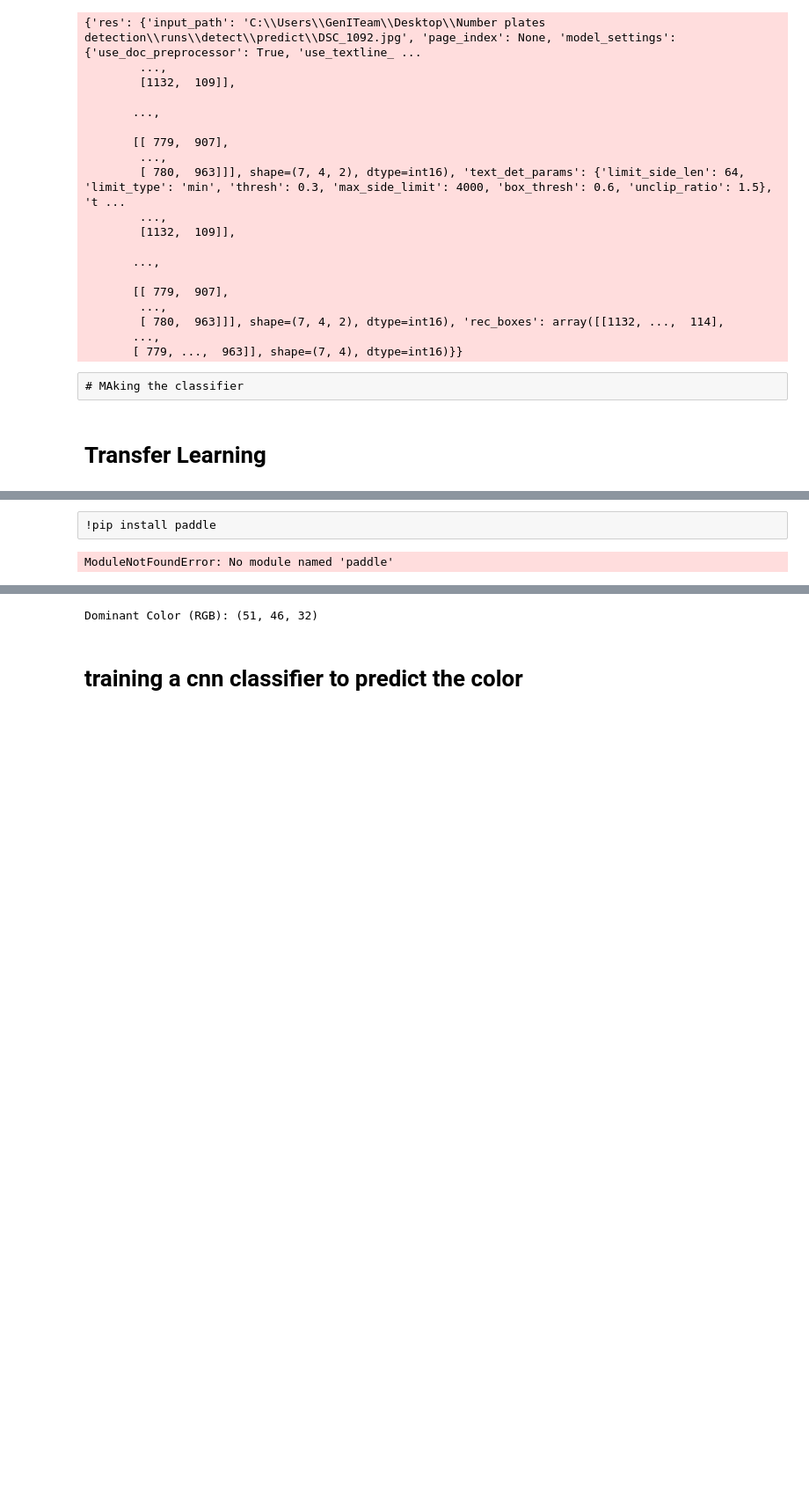
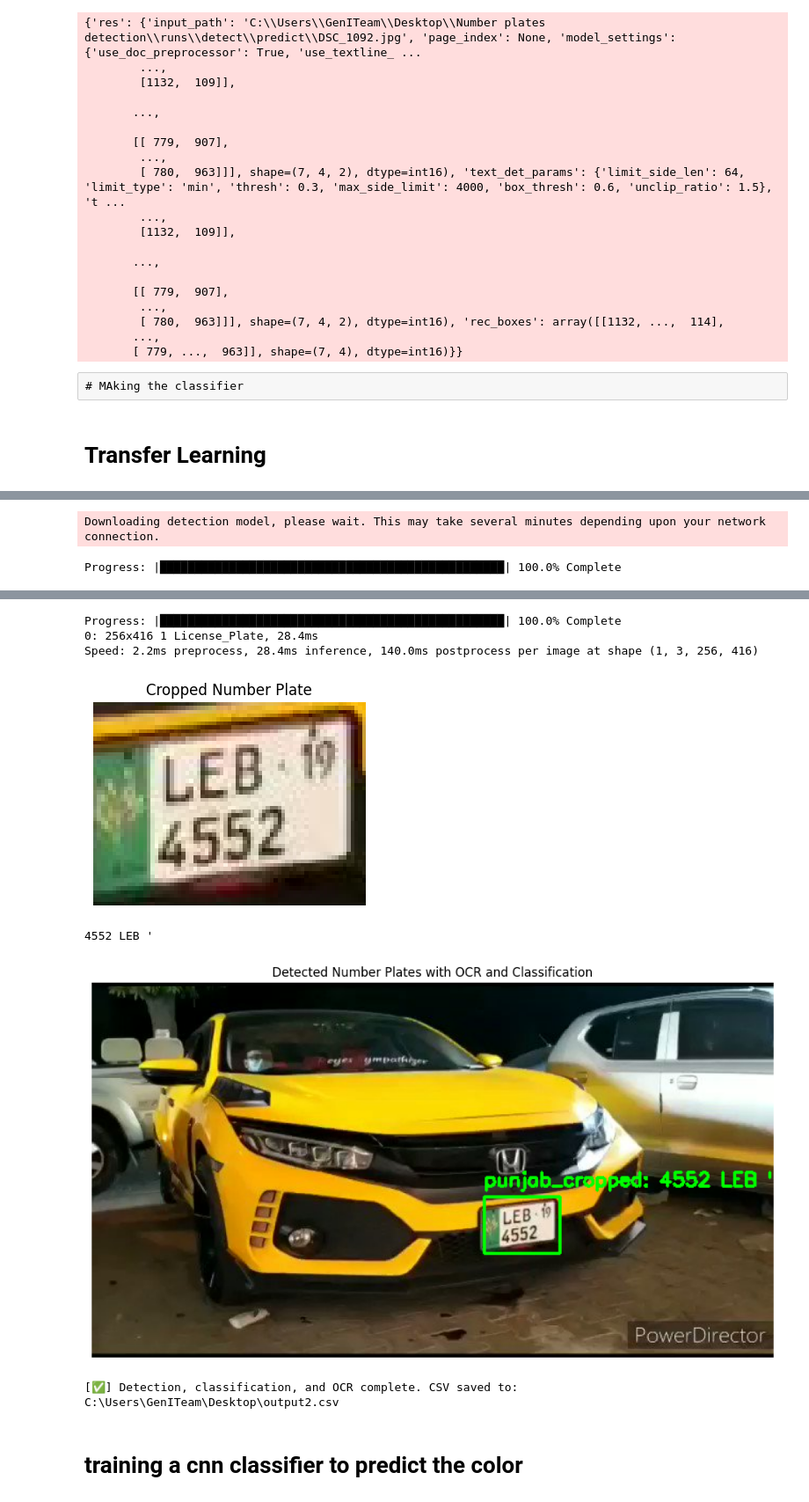
Before and after one commit to ShahroonLodhi/ML-AI-internship, a Jupyter notebook: working_number_plate_classifier.ipynb, the cells around one changed output, grey strips where cells are left out. Shown at 88% size. Saved outputs shown, nothing was run; the diff lists cells and outputs as text; code cells hidden in the pictures; blank space fills up the shorter version.

```diff
--- a/working_number_plate_classifier.ipynb
+++ b/working_number_plate_classifier.ipynb
@@ -329,6 +329,4 @@ Epoch [15/15], Loss: 0.0113, Accuracy: 99.27%
 ✅ Training complete.
-# %% [raw]
-!pip install paddle
 # %%
 import cv2
 import torch
@@ -338,7 +336,7 @@ from torchvision import transforms
 from PIL import Image
 import matplotlib.pyplot as plt
 import csv
-from paddleocr import PaddleOCR
+import easyocr
 
 # ---- CONFIG ----
 device = torch.device("cuda" if torch.cuda.is_available() else "cpu")
@@ -351,11 +349,8 @@ model.load_state_dict(torch.load("better_CNN_model.pth", map_location=device))
 model = model.to(device)
 model.eval()
 
-# ---- OCR SETUP ----
-ocr = PaddleOCR(
-    use_textline_orientation=False,
-    use_doc_unwarping=False
-)
+reader = easyocr.Reader(['en']) # 'en' for English. You can add other languages if needed.
+
 
 
 # ---- TRANSFORM FOR CNN ----
@@ -400,17 +395,16 @@ with open(save_csv_path, mode='w', newline='', encoding='utf-8') as f:
             plate_class = class_names[pred_idx]
 
 # ---- OCR TEXT EXTRACTION (latest format fix) ----
-        ocr_result = ocr.predict(cropped_plate)
+        ocr_results = reader.readtext(cropped_plate)
+        plate_text = " ".join([text for (bbox, text, prob) in ocr_results])
 
-        # Get recognized text list safely
-        plate_texts = ocr_result[0].get("rec_texts", [])
-        plate_text = " ".join(t.strip() for t in plate_texts if t.strip())
 
         # Fallback if no text
         if not plate_text:
             plate_text = "N/A"
 
         print(plate_text)
+
         # ---- SAVE TO CSV ----
         writer.writerow([plate_class, plate_text])
 
@@ -429,4 +423,5 @@ plt.show()
 
 print(f"[✅] Detection, classification, and OCR complete. CSV saved to:\n{save_csv_path}")
 # %% [output]
-ModuleNotFoundError: No module named 'paddle'
+Downloading detection model, please wait. This may take several minutes depending upon your network connection.
+Progress: |██████████████████████████████████████████████████| 100.0% Complete
@@ -433,29 +429,11 @@ ModuleNotFoundError: No module named 'paddle'
+Progress: |██████████████████████████████████████████████████| 100.0% Complete
+0: 256x416 1 License_Plate, 28.4ms
+Speed: 2.2ms preprocess, 28.4ms inference, 140.0ms postprocess per image at shape (1, 3, 256, 416)
+[figure, added]
+4552 LEB '
+[figure, added]
+[✅] Detection, classification, and OCR complete. CSV saved to:
+C:\Users\GenITeam\Desktop\output2.csv
-# %%
-import cv2
-import numpy as np
-from sklearn.cluster import KMeans
-
-def get_dominant_color(image_path, k=3):
-    image = cv2.imread(image_path)
-    image = cv2.resize(image, (16, 16))
-    image = image.reshape((-1, 3))
-
-    # KMeans to find dominant color
-    kmeans = KMeans(n_clusters=k)
-    kmeans.fit(image)
-
-    # Count labels
-    unique, counts = np.unique(kmeans.labels_, return_counts=True)
-    dominant_color = kmeans.cluster_centers_[unique[np.argmax(counts)]]
-
-    # Convert to RGB
-    return tuple(map(int, dominant_color[::-1]))  # BGR to RGB
-
-# Example usage
-color = get_dominant_color(r"C:\Users\GenITeam\Desktop\test7.jpg")
-print(f"Dominant Color (RGB): {color}")
-# %% [output]
-Dominant Color (RGB): (51, 46, 32)
 # %% [markdown]
 # training a cnn classifier to predict the color
 # %%
```
Also changed, not shown: parts of 34 cells of this notebook.
